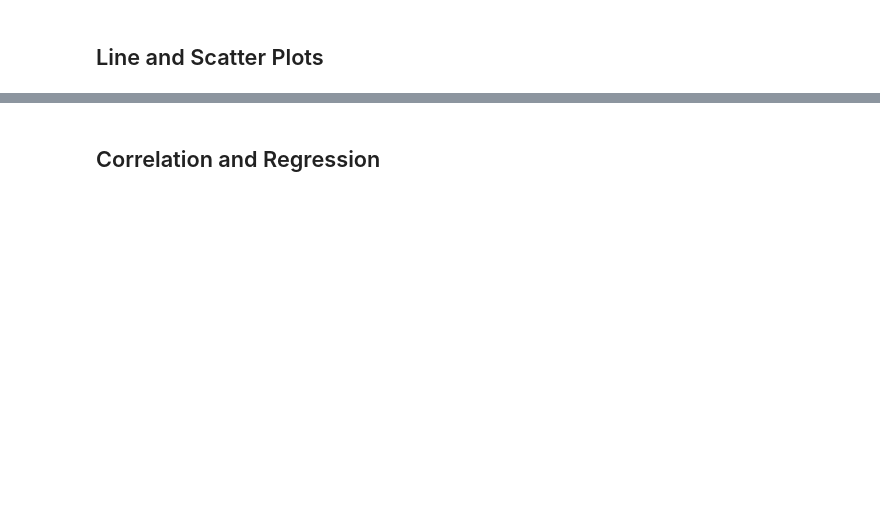
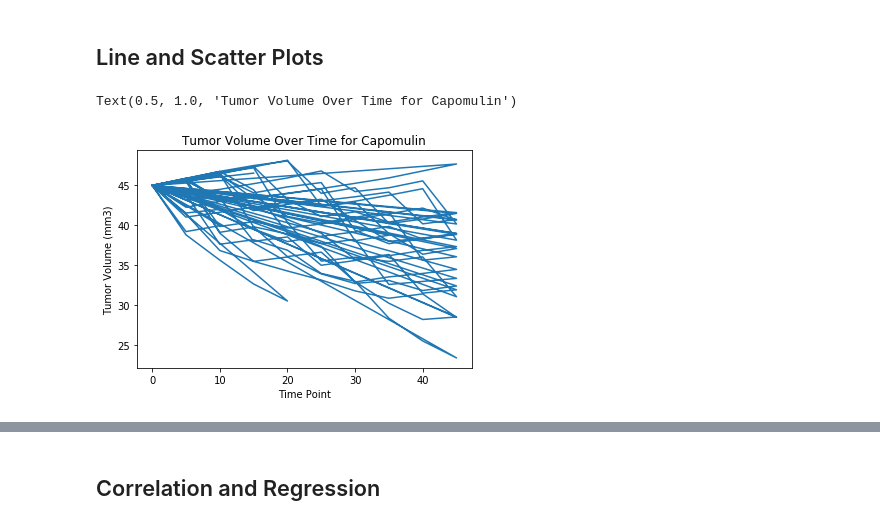
Before and after one commit to BTroolin/matplotlib-challenge, a Jupyter notebook: pymaceuticals.ipynb, the cells around one changed output, grey strips where cells are left out. Drawn from its saved outputs; the diff is of its cells as text; code cells hidden in the pictures; blank space fills up the shorter version.

Commit message:
update charts

```diff
--- a/pymaceuticals.ipynb
+++ b/pymaceuticals.ipynb
@@ -226,3 +240,15 @@ four_regimes = data_join[data_join["Drug Regimen"].isin(["Capomulin", "Ramicane"
 ## Line and Scatter Plots
 # %%
 # Generate a line plot of tumor volume vs. time point for a mouse treated with Capomulin
+capomulin = data_join.loc[(data_join["Drug Regimen"] == "Capomulin")]
+
+time_point = capomulin["Timepoint"]
+tumor_vol = capomulin["Tumor Volume (mm3)"]
+
+tumor_line = plt.plot(time_point, tumor_vol)
+plt.xlabel("Time Point")
+plt.ylabel("Tumor Volume (mm3)")
+plt.title("Tumor Volume Over Time for Capomulin")
+# %% [output]
+Text(0.5, 1.0, 'Tumor Volume Over Time for Capomulin')
+[figure, added]
```
Also changed, not shown: parts of 5 cells of this notebook.
